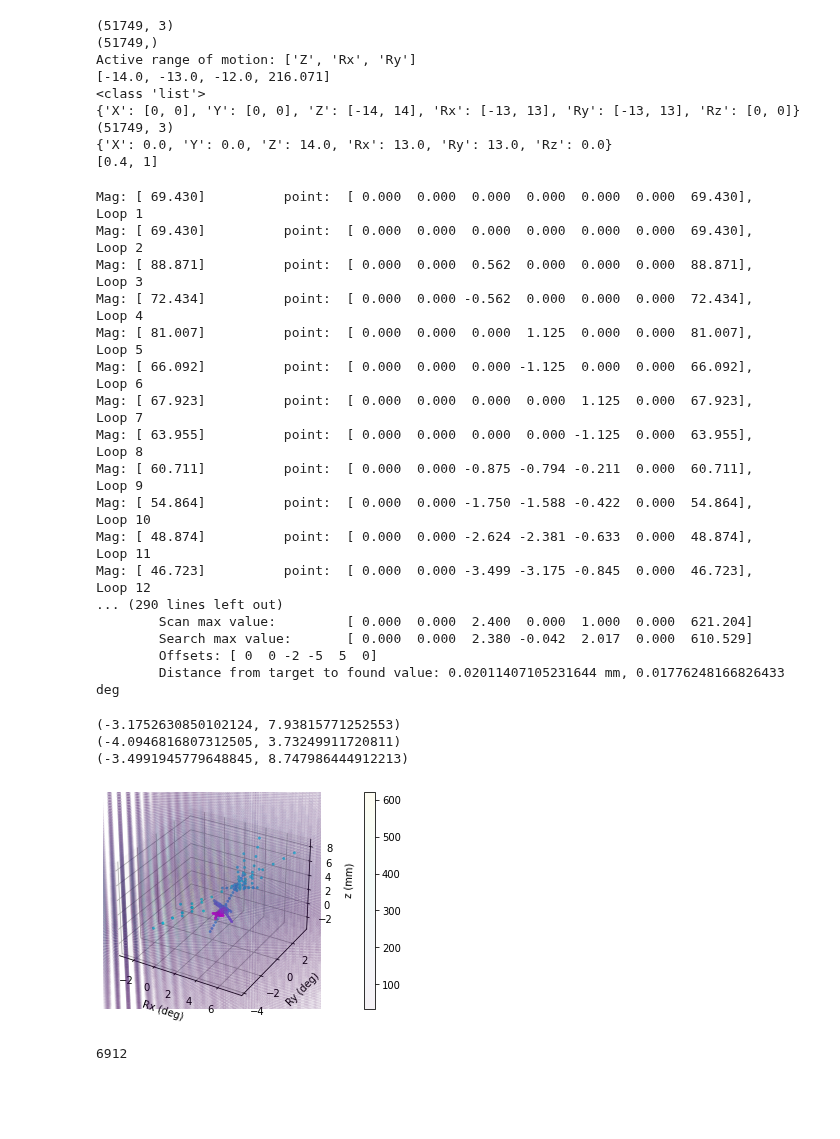
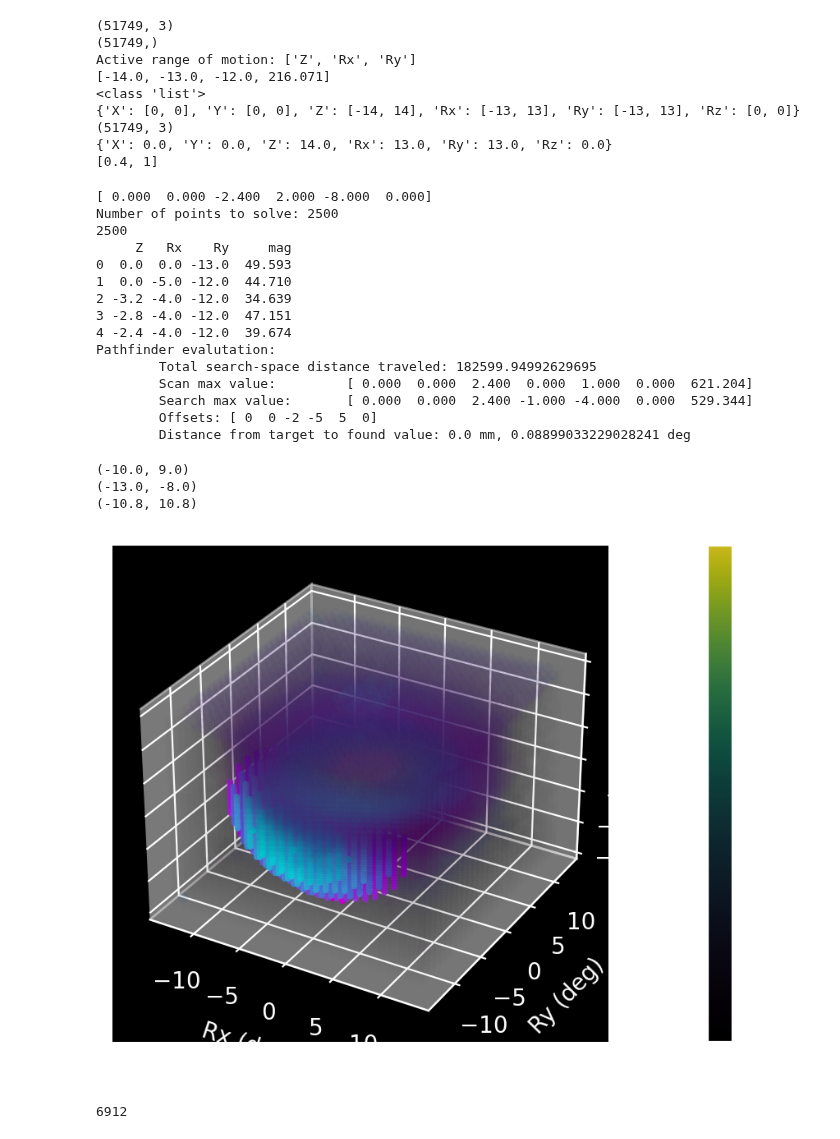
Before and after one commit to Benji-UW/COBOT-Transducer-Control-Code, a Jupyter notebook: Debugging Scripts/scan_test.ipynb, the cells around one changed output. Drawn from its saved outputs; the diff is of its cells as text; code cells hidden in the pictures; blank space fills up the shorter version.

Commit message:
Added another pathfinder, a more intelligent variety of the FullScan module that pays attention to the falloff of signal in all directions from the origin. Also added more documentation.

```diff
--- a/Debugging Scripts/scan_test.ipynb
+++ b/Debugging Scripts/scan_test.ipynb
@@ -113,8 +117,9 @@ Active range of motion: ['Z', 'Rx', 'Ry']
 # scanner = Discrete_degree(r['Z'], r['Rx'], r['Ry'])
 # scanner = DivisionDiscreteDegree(4, r['Z'], r['Rx'], r['Ry'], cutoff_mag=50)
 ex = 2
-scanner = GradientAscent(r['Z']*ex,r['Rx']*ex,r['Ry']*ex,
-        bias=5,steps=4,traverse=1.6,inc=0.75)
+# scanner = GradientAscent(r['Z']*ex,r['Rx']*ex,r['Ry']*ex,
+#         bias=5,steps=4,traverse=1.6,inc=0.75)
+scanner = EllipsoidFullScan(resolution,r['Z'], r['Rx'],r['Ry'])
 
 p = scanner.next()
 i = 0
@@ -136,7 +141,7 @@ while type(p) is not int and i < 2500:
     # print(f"Value pushed:\t\t\t{np.append(p,mag)}")
 
     scanner.newMag(np.append(p,mag))
-    print(f"Mag: {mag}\t\tpoint:\t{np.append(p,mag)},\t\tLoop {i}                              ",end="\n")
+    # print(f"Mag: {mag}\t\tpoint:\t{np.append(p,mag)},\t\tLoop {i}                              ",end="\n")
     p = scanner.next()
     # print('\n'.join(prin), end=(len(prin) + 1)*'\033[F')
 
@@ -187,53 +192,57 @@ print(f"\tSearch max value:\t{search_max}")
 print(f"\tOffsets: {offset}")
 print(f"\tDistance from target to found value: {lin_dist} mm, {degree_dist} deg")
 # %% [output]
-Mag: [ 69.430]          point:  [ 0.000  0.000  0.000  0.000  0.000  0.000  69.430],            Loop 1
-Mag: [ 69.430]          point:  [ 0.000  0.000  0.000  0.000  0.000  0.000  69.430],            Loop 2
-Mag: [ 88.871]          point:  [ 0.000  0.000  0.562  0.000  0.000  0.000  88.871],            Loop 3
-Mag: [ 72.434]          point:  [ 0.000  0.000 -0.562  0.000  0.000  0.000  72.434],            Loop 4
-Mag: [ 81.007]          point:  [ 0.000  0.000  0.000  1.125  0.000  0.000  81.007],            Loop 5
-Mag: [ 66.092]          point:  [ 0.000  0.000  0.000 -1.125  0.000  0.000  66.092],            Loop 6
-Mag: [ 67.923]          point:  [ 0.000  0.000  0.000  0.000  1.125  0.000  67.923],            Loop 7
-Mag: [ 63.955]          point:  [ 0.000  0.000  0.000  0.000 -1.125  0.000  63.955],            Loop 8
-Mag: [ 60.711]          point:  [ 0.000  0.000 -0.875 -0.794 -0.211  0.000  60.711],            Loop 9
-Mag: [ 54.864]          point:  [ 0.000  0.000 -1.750 -1.588 -0.422  0.000  54.864],            Loop 10
-Mag: [ 48.874]          point:  [ 0.000  0.000 -2.624 -2.381 -0.633  0.000  48.874],            Loop 11
-Mag: [ 46.723]          point:  [ 0.000  0.000 -3.499 -3.175 -0.845  0.000  46.723],            Loop 12
-... (290 lines left out)
+[ 0.000  0.000 -2.400  2.000 -8.000  0.000]
+Number of points to solve: 2500
+2500
+     Z   Rx    Ry     mag
+0  0.0  0.0 -13.0  49.593
+1  0.0 -5.0 -12.0  44.710
+2 -3.2 -4.0 -12.0  34.639
+3 -2.8 -4.0 -12.0  47.151
+4 -2.4 -4.0 -12.0  39.674
+Pathfinder evalutation:
+        Total search-space distance traveled: 182599.94992629695
         Scan max value:         [ 0.000  0.000  2.400  0.000  1.000  0.000  621.204]
-        Search max value:       [ 0.000  0.000  2.380 -0.042  2.017  0.000  610.529]
+        Search max value:       [ 0.000  0.000  2.400 -1.000 -4.000  0.000  529.344]
         Offsets: [ 0  0 -2 -5  5  0]
-        Distance from target to found value: 0.02011407105231644 mm, 0.01776248166826433 deg
+        Distance from target to found value: 0.0 mm, 0.08899033229028241 deg
 # %%
 ax = plt.axes(projection='3d')
-fig = ax.scatter(data['Rx'], data['Ry'], data['Z'], c=data['mag'], cmap='viridis', alpha=0.05, linewidth=0.02)
+
+cmap = plt.cm.viridis # Choose colormap
+my_cmap = cmap(np.arange(cmap.N)) # Get the colormap colors
+my_cmap[:,-1] = np.linspace(0, 1, cmap.N)*0.8 # Set alpha
+my_cmap = ListedColormap(my_cmap) # Create new colormap
+
+fig = ax.scatter(data['Rx'], data['Ry'], data['Z'], c=data['mag'], cmap=my_cmap, linewidth=0.02)
 plt.colorbar(fig, pad=0.13,alpha=1)
 
 # fig = ax.scatter(Rxs1, Rys1, Zs1, c=range(len(Zs1)), cmap='binary', alpha=0.8, linewidth=0.8, s=4)
 fig = ax.scatter(scanner_data['Rx'], scanner_data['Ry'], scanner_data['Z'], c=range(len(scanner_data)), cmap='cool', alpha=0.8, linewidth=0.8, s=4)
 
 ax.set_xlabel("Rx (deg)")
 ax.set_ylabel("Ry (deg)")
 ax.set_zlabel("z (mm)")
 plt.rcParams['figure.dpi'] = 200
 
 print((min(scanner_data['Rx']),max(scanner_data['Rx'])))
 print((min(scanner_data['Ry']),max(scanner_data['Ry'])))
 print((min(scanner_data['Z']),max(scanner_data['Z'])))
 
-ax.set_xbound((min(scanner_data['Rx']),max(scanner_data['Rx'])))
-ax.set_ybound((min(scanner_data['Ry']),max(scanner_data['Ry'])))
-ax.set_zbound((min(scanner_data['Z']),max(scanner_data['Z'])))
+# ax.set_xbound((min(scanner_data['Rx']),max(scanner_data['Rx'])))
+# ax.set_ybound((min(scanner_data['Ry']),max(scanner_data['Ry'])))
+# ax.set_zbound((min(scanner_data['Z']),max(scanner_data['Z'])))
 
 # plt.savefig("fullscan_render.jpg", dpi=400)
 plt.show()
 # plt.axes(projection = "3d")
 # plt.scatter(Rxs, Rys, Zs, c=mags, cmap='viridis', alpha=0.8, linewidth=0.5)
 # %% [output]
-(-3.1752630850102124, 7.93815771252553)
-(-4.0946816807312505, 3.73249911720811)
-(-3.4991945779648845, 8.747986444912213)
+(-10.0, 9.0)
+(-13.0, -8.0)
+(-10.8, 10.8)
-[figure, old version]
+[figure, new version]
 # %%
 # I want to check the optimal values for traverse distance, increment size, bias, and steps. This is gonna be rough.
 (trav_min, trav_max, trav_step) = (0.8,2.4,4)
```
Also changed, not shown: parts of 1 cell of this notebook, 10 other files.
